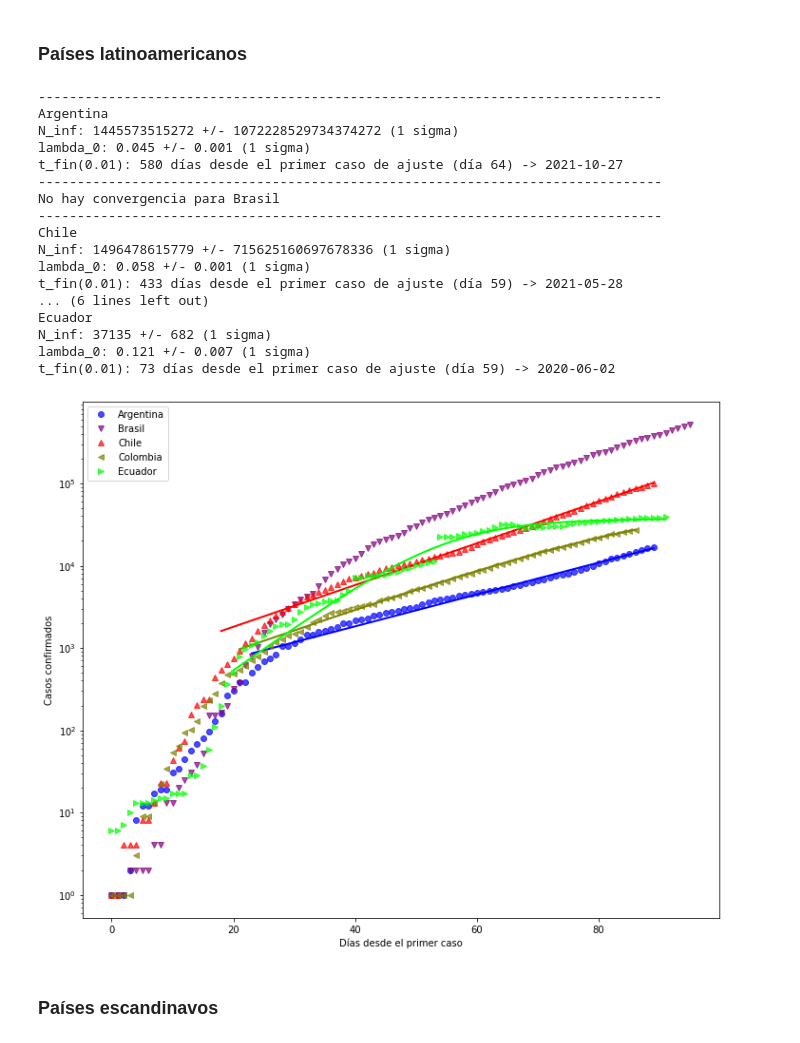
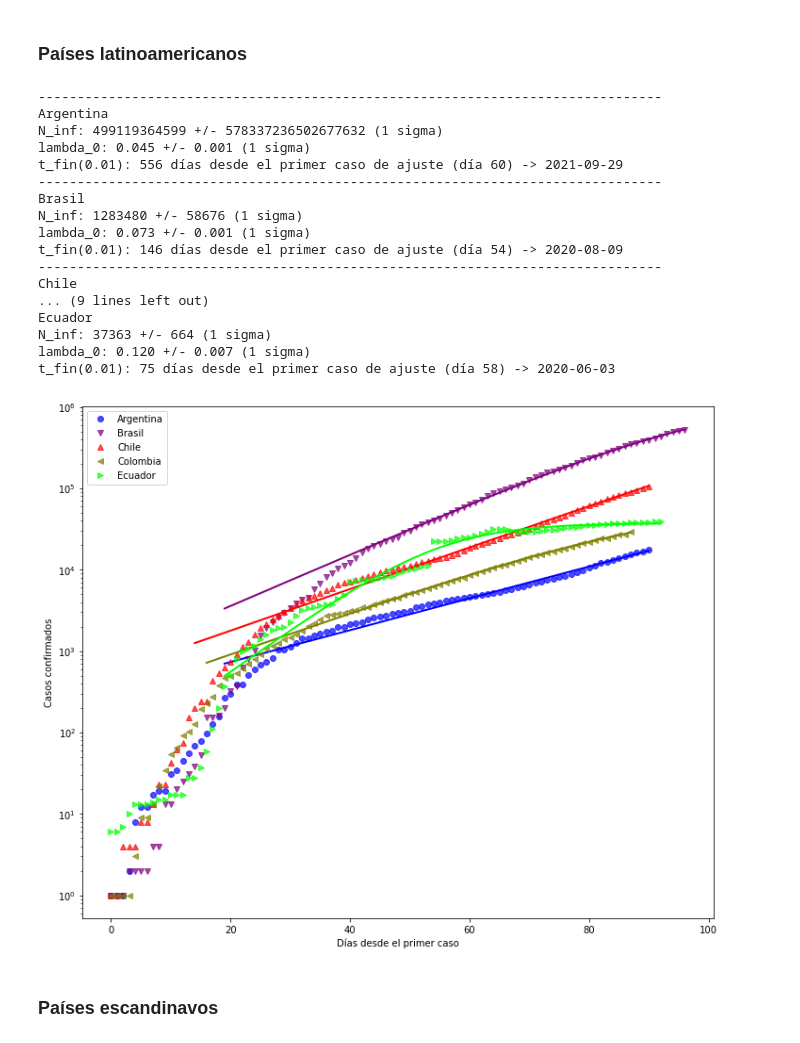
Before and after one commit to manuxch/logistic-covid19, a Jupyter notebook: Logistic_model_COVID-19.ipynb, the cells around one changed output. Cells and saved outputs as stored; diff of their text form; code cells hidden in the pictures.

Commit message:
Actualización diaria de visualizaciones, ajustes y registros

```diff
--- a/Logistic_model_COVID-19.ipynb
+++ b/Logistic_model_COVID-19.ipynb
@@ -203,26 +203,26 @@ t_fin(0.01): 103 días desde el primer caso de ajuste (día 49) -> 2020-06-22
 # %% [markdown]
 ### Países latinoamericanos
 # %%
-plot_fit(cases_lat, 500, 'Casos confirmados', logscale=True, p_fin=0.01)
+plot_fit(cases_lat, 200, 'Casos confirmados', logscale=True, p_fin=0.01)
 # %% [output]
 --------------------------------------------------------------------------------
 Argentina
-N_inf: 1445573515272 +/- 1072228529734374272 (1 sigma)
+N_inf: 499119364599 +/- 578337236502677632 (1 sigma)
 lambda_0: 0.045 +/- 0.001 (1 sigma)
-t_fin(0.01): 580 días desde el primer caso de ajuste (día 64) -> 2021-10-27
+t_fin(0.01): 556 días desde el primer caso de ajuste (día 60) -> 2021-09-29
 --------------------------------------------------------------------------------
-No hay convergencia para Brasil
+Brasil
+N_inf: 1283480 +/- 58676 (1 sigma)
+lambda_0: 0.073 +/- 0.001 (1 sigma)
+t_fin(0.01): 146 días desde el primer caso de ajuste (día 54) -> 2020-08-09
 --------------------------------------------------------------------------------
 Chile
-N_inf: 1496478615779 +/- 715625160697678336 (1 sigma)
-lambda_0: 0.058 +/- 0.001 (1 sigma)
-t_fin(0.01): 433 días desde el primer caso de ajuste (día 59) -> 2021-05-28
-... (6 lines left out)
+... (9 lines left out)
 Ecuador
-N_inf: 37135 +/- 682 (1 sigma)
-lambda_0: 0.121 +/- 0.007 (1 sigma)
-t_fin(0.01): 73 días desde el primer caso de ajuste (día 59) -> 2020-06-02
+N_inf: 37363 +/- 664 (1 sigma)
+lambda_0: 0.120 +/- 0.007 (1 sigma)
+t_fin(0.01): 75 días desde el primer caso de ajuste (día 58) -> 2020-06-03
-[figure, old version]
+[figure, new version]
 # %% [markdown]
 ### Países escandinavos
 # %%
```
Also changed, not shown: parts of 8 cells of this notebook.
